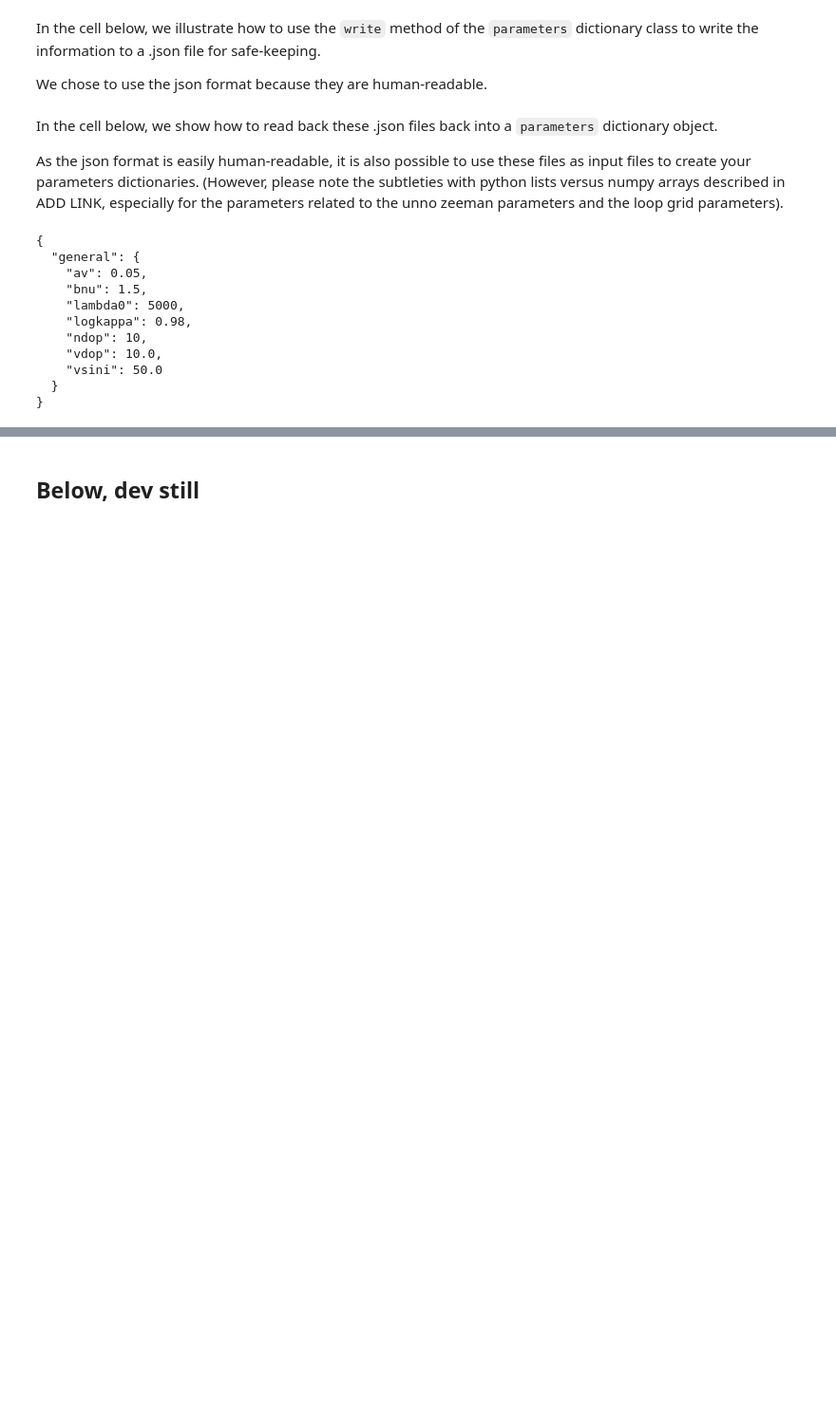
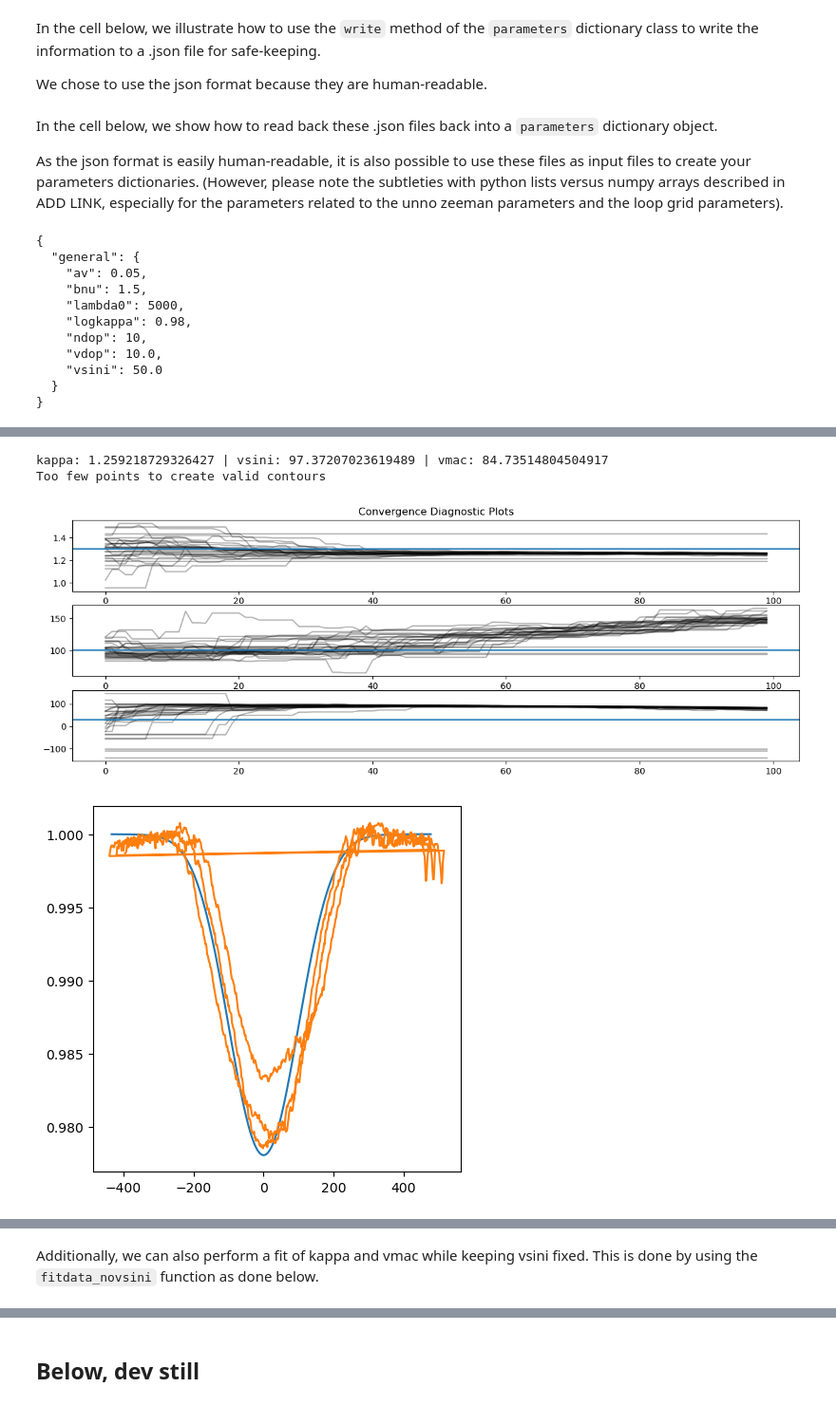
Before and after one commit to veropetit/pyRaven, a Jupyter notebook: docs/nblink/02-FitIntensity.ipynb, the cells around one changed output, grey strips where cells are left out. Shown at 95% size. Drawn from its saved outputs; the diff is of its cells as text; code cells hidden in the pictures; blank space fills up the shorter version.

```diff
--- a/docs/nblink/02-FitIntensity.ipynb
+++ b/docs/nblink/02-FitIntensity.ipynb
@@ -136,0 +187,7 @@ param.pprint()
+# %%
+kappa,vsini,vmac,out=rav.fitparams.fitdataMCMC(param,DataPacket,100,guess)
+# %% [output]
+kappa: 1.259218729326427 | vsini: 97.37207023619489 | vmac: 84.73514804504917
+Too few points to create valid contours
+[figure, added]
+[figure, added]
@@ -136,0 +195,2 @@ param.pprint()
+# %% [markdown]
+Additionally, we can also perform a fit of kappa and vmac while keeping vsini fixed. This is done by using the `fitdata_novsini` function as done below.
```
Also changed, not shown: parts of 9 cells of this notebook, 25 other files.
